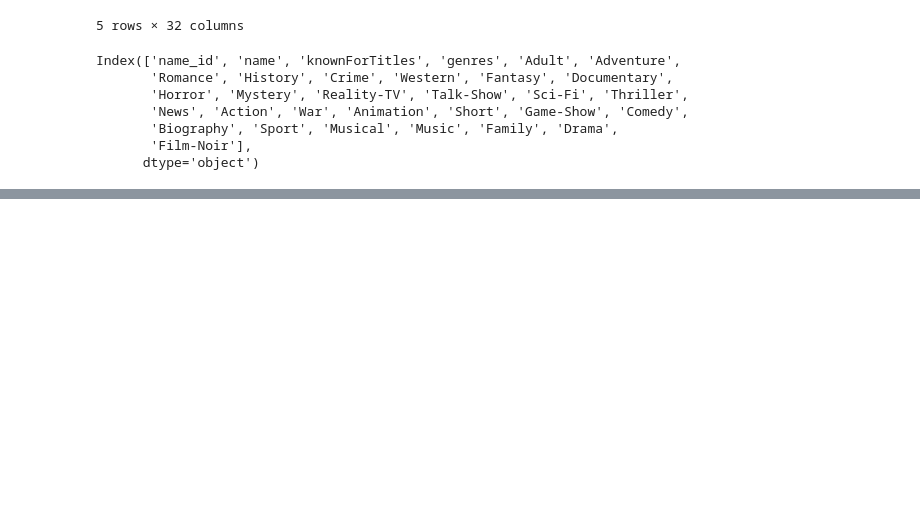
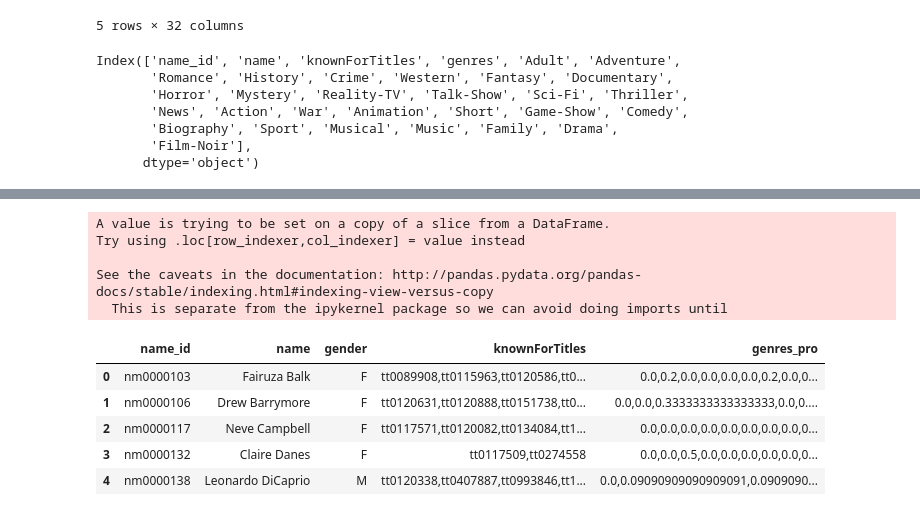
Before and after one commit to LuWang-zishuijing/ResumeClassifier, a Jupyter notebook: EDA/actors_manually_label.ipynb, the cells around one changed output, grey strips where cells are left out. Cells and saved outputs as stored; diff of their text form; code cells hidden in the pictures; blank space fills up the shorter version.

```diff
--- a/EDA/actors_manually_label.ipynb
+++ b/EDA/actors_manually_label.ipynb
@@ -563,0 +575,3 @@ actors_lable_2.head()
+# %%
+# temp.loc[temp['actor'] == 0, 'gender'] = 'F'
+temp.loc[temp['actress'] == 0, 'gender'] = 'M'
@@ -594,0 +635,9 @@ Index(['name_id', 'name', 'knownForTitles', 'genres', 'Adult', 'Adventure',
+# %%
+genres_list = ['Adult', 'Adventure', 'Romance', 'History', 'Crime',
+       'Western', 'Fantasy', 'Documentary', 'Horror', 'Mystery', 'Reality-TV',
+       'Talk-Show', 'Sci-Fi', 'Thriller', 'News', 'Action', 'War', 'Animation',
+       'Short', 'Game-Show', 'Comedy', 'Biography', 'Sport', 'Musical',
+       'Music', 'Family', 'Drama', 'Film-Noir']
+
+actors_lables_v2 = actors_lables[['name_id','name','knownForTitles','genres_pro']]
+actors_lables_v2.head()
@@ -595 +686,19 @@ Index(['name_id', 'name', 'knownForTitles', 'genres', 'Adult', 'Adventure',
+# %%
+actors_lables_v2.drop('genres_pro', axis=1)
+actors_lables_v2['genres_pro'] = actors_lables_normalizing['genres_pro']
+actors_lables_v2['gender'] = temp['gender']
+actors_lables_v2 = actors_lables_v2[['name_id', 'name', 'gender', 'knownForTitles', 'genres_pro']]
+actors_lables_v2.head()
+# %% [output]
+A value is trying to be set on a copy of a slice from a DataFrame.
+Try using .loc[row_indexer,col_indexer] = value instead
+
+See the caveats in the documentation: http://pandas.pydata.org/pandas-docs/stable/indexing.html#indexing-view-versus-copy
+  This is separate from the ipykernel package so we can avoid doing imports until
+|  | name_id | name | gender | knownForTitles | genres_pro |
+| 0 | nm0000103 | Fairuza Balk | F | tt0089908,tt0115963,tt0120586,tt0... | 0.0,0.2,0.0,0.0,0.0,0.0,0.2,0.0,0... |
+| 1 | nm0000106 | Drew Barrymore | F | tt0120631,tt0120888,tt0151738,tt0... | 0.0,0.0,0.3333333333333333,0.0,0.... |
+| 2 | nm0000117 | Neve Campbell | F | tt0117571,tt0120082,tt0134084,tt1... | 0.0,0.0,0.0,0.0,0.0,0.0,0.0,0.0,0... |
+| 3 | nm0000132 | Claire Danes | F | tt0117509,tt0274558 | 0.0,0.0,0.5,0.0,0.0,0.0,0.0,0.0,0... |
+| 4 | nm0000138 | Leonardo DiCaprio | M | tt0120338,tt0407887,tt0993846,tt1... | 0.0,0.09090909090909091,0.0909090... |
 # %%
```
Also changed, not shown: parts of 18 cells of this notebook, 1 other file.
